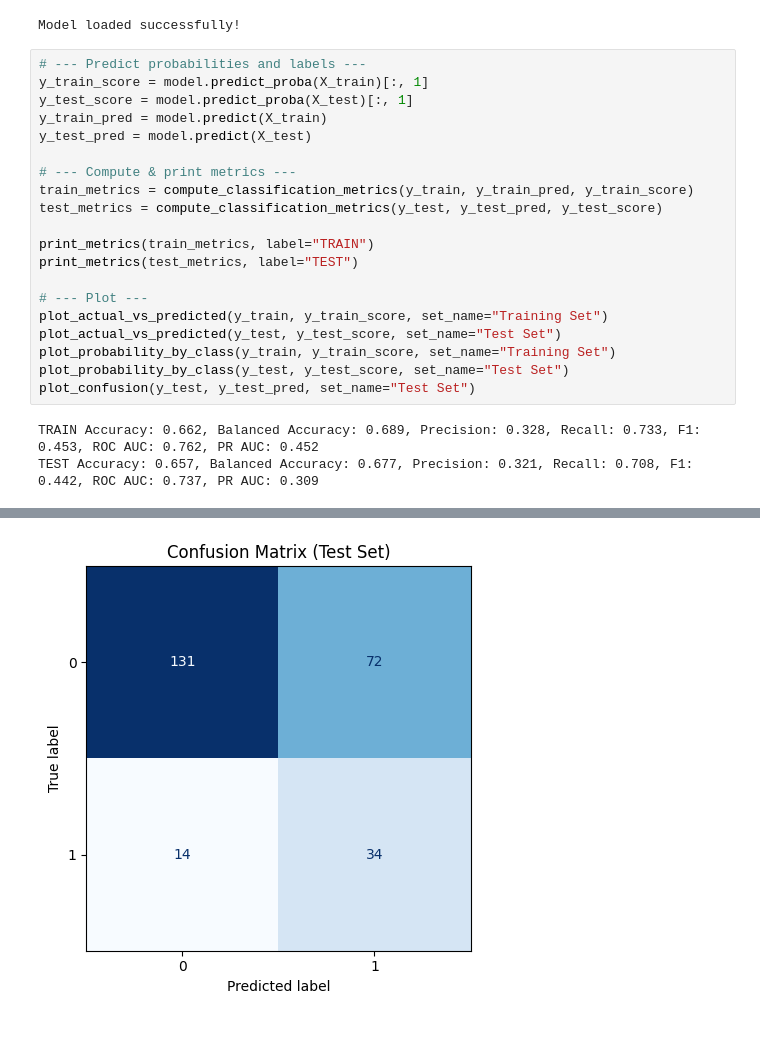
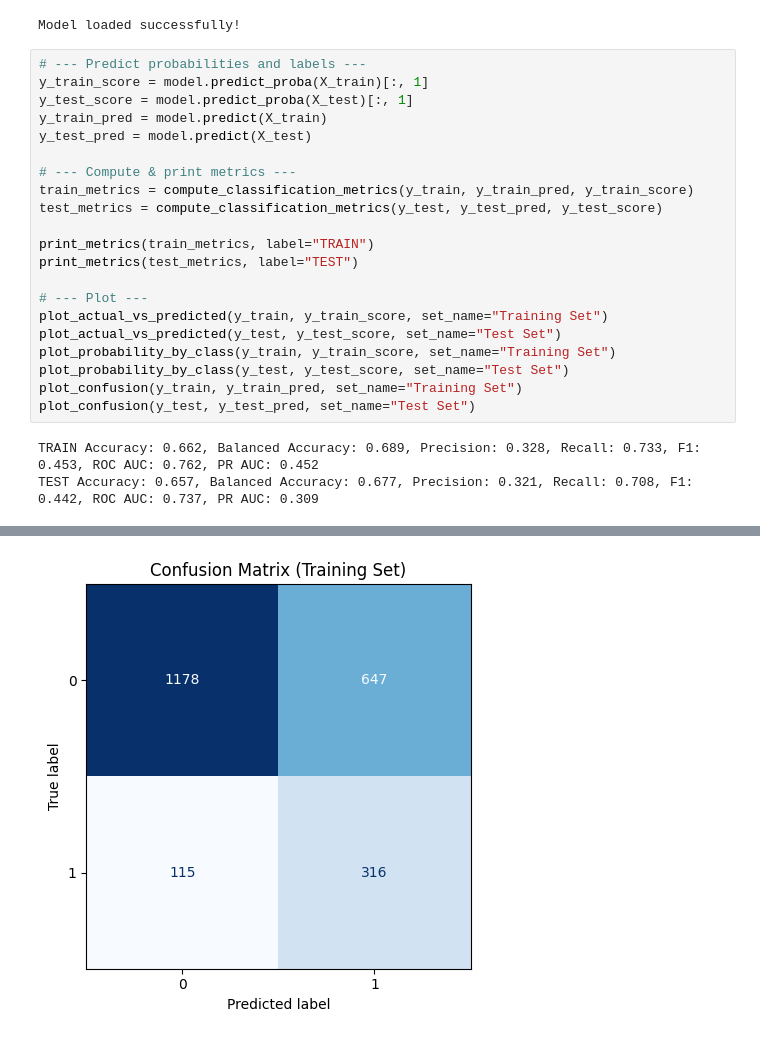
Before and after one commit to stavrostser/ml-antiviral-diagnosis, a Jupyter notebook: notebooks/training.ipynb, the cells around one changed output, grey strips where cells are left out. Drawn from its saved outputs; the diff is of its cells as text.

Commit message:
plot confusion matrix for training and test sets

```diff
--- a/notebooks/training.ipynb
+++ b/notebooks/training.ipynb
@@ -273,28 +273,29 @@ Model loaded successfully!
 # %%
 # --- Predict probabilities and labels ---
 y_train_score = model.predict_proba(X_train)[:, 1]
 y_test_score = model.predict_proba(X_test)[:, 1]
 y_train_pred = model.predict(X_train)
 y_test_pred = model.predict(X_test)
 
 # --- Compute & print metrics ---
 train_metrics = compute_classification_metrics(y_train, y_train_pred, y_train_score)
 test_metrics = compute_classification_metrics(y_test, y_test_pred, y_test_score)
 
 print_metrics(train_metrics, label="TRAIN")
 print_metrics(test_metrics, label="TEST")
 
 # --- Plot ---
 plot_actual_vs_predicted(y_train, y_train_score, set_name="Training Set")
 plot_actual_vs_predicted(y_test, y_test_score, set_name="Test Set")
 plot_probability_by_class(y_train, y_train_score, set_name="Training Set")
 plot_probability_by_class(y_test, y_test_score, set_name="Test Set")
+plot_confusion(y_train, y_train_pred, set_name="Training Set")
 plot_confusion(y_test, y_test_pred, set_name="Test Set")
 # %% [output]
 TRAIN Accuracy: 0.662, Balanced Accuracy: 0.689, Precision: 0.328, Recall: 0.733, F1: 0.453, ROC AUC: 0.762, PR AUC: 0.452
 TEST Accuracy: 0.657, Balanced Accuracy: 0.677, Precision: 0.321, Recall: 0.708, F1: 0.442, ROC AUC: 0.737, PR AUC: 0.309
 [figure]
 [figure]
 [figure]
 [figure]
-[figure, old version]
+[figure, new version]
```
Also changed, not shown: parts of 1 cell of this notebook.
